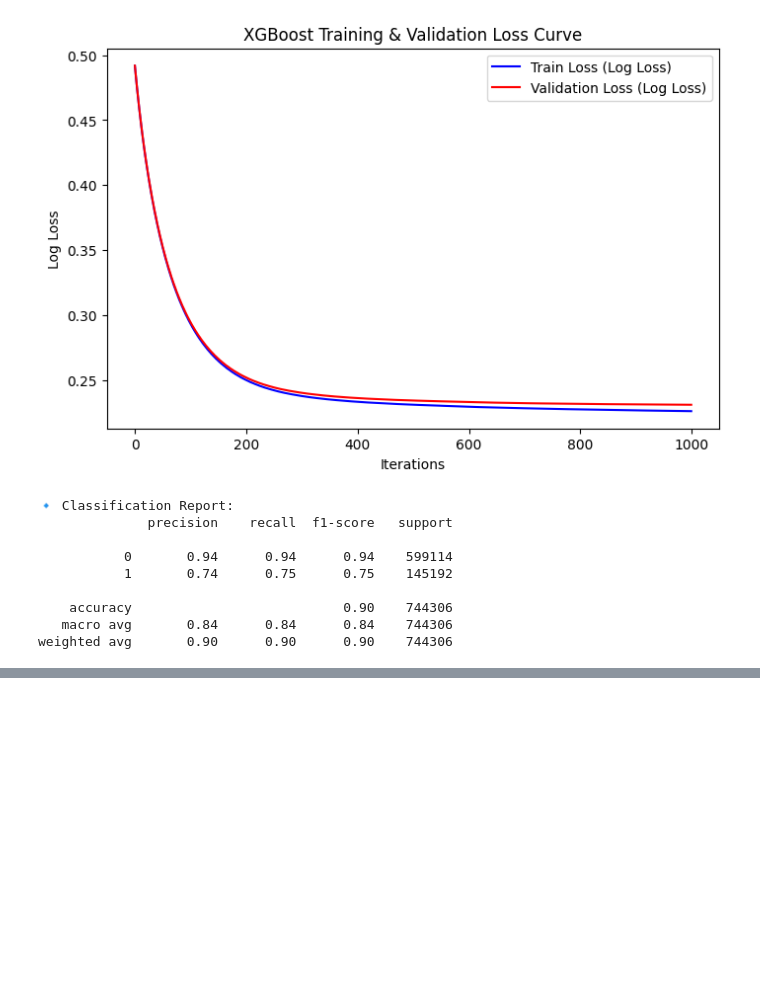
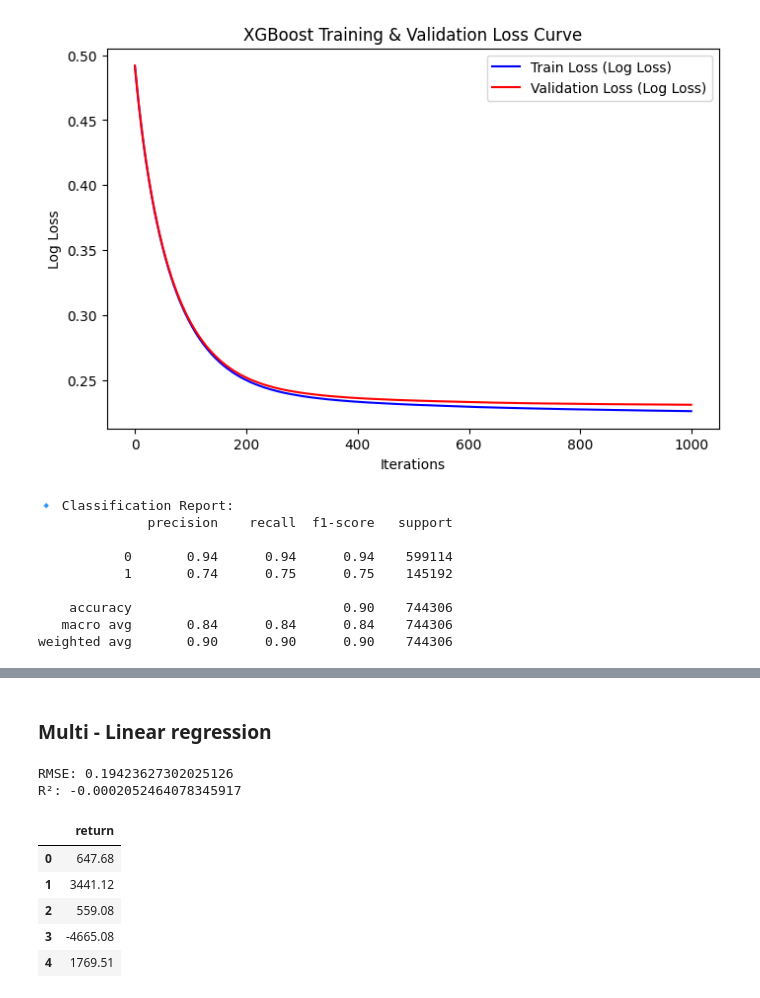
Before and after one commit to Seungminin/Data_Analysis_lending-club, a Jupyter notebook: Paper_code/multi_linear_regression_apply.ipynb, the cells around one changed output, grey strips where cells are left out. Saved outputs shown, nothing was run; the diff lists cells and outputs as text; code cells hidden in the pictures; blank space fills up the shorter version.

```diff
--- a/Paper_code/multi_linear_regression_apply.ipynb
+++ b/Paper_code/multi_linear_regression_apply.ipynb
@@ -180,0 +225,31 @@ len(test_regression)
+# %% [markdown]
+### Multi - Linear regression
+# %%
+from sklearn.linear_model import Ridge,Lasso, ElasticNet
+
+reg = LinearRegression()
+#reg = Ridge(alpha=0.8)
+#reg = Lasso(alpha=5)
+reg.fit(X_train, y_train)
+
+#print(reg.coef_)
+y_pred = reg.predict(test_x_scaled)
+
+print("RMSE:", mean_squared_error(test_y, y_pred, squared=False))
+print("R²:", r2_score(test_y, y_pred))
+
+test_regression['predicted_return'] = reg.predict(test_x_scaled)
+
+top_10_percent = test_regression.sort_values(by='predicted_return', ascending=False).head(int(len(test_regression)*0.1))
+# %% [output]
+RMSE: 0.19423627302025126
+R²: -0.0002052464078345917
+# %%
+y_train.head()
+# %% [output]
+|  | return |
+| 0 | 647.68 |
+| 1 | 3441.12 |
+| 2 | 559.08 |
+| 3 | -4665.08 |
+| 4 | 1769.51 |
```
Also changed, not shown: parts of 10 cells of this notebook.
